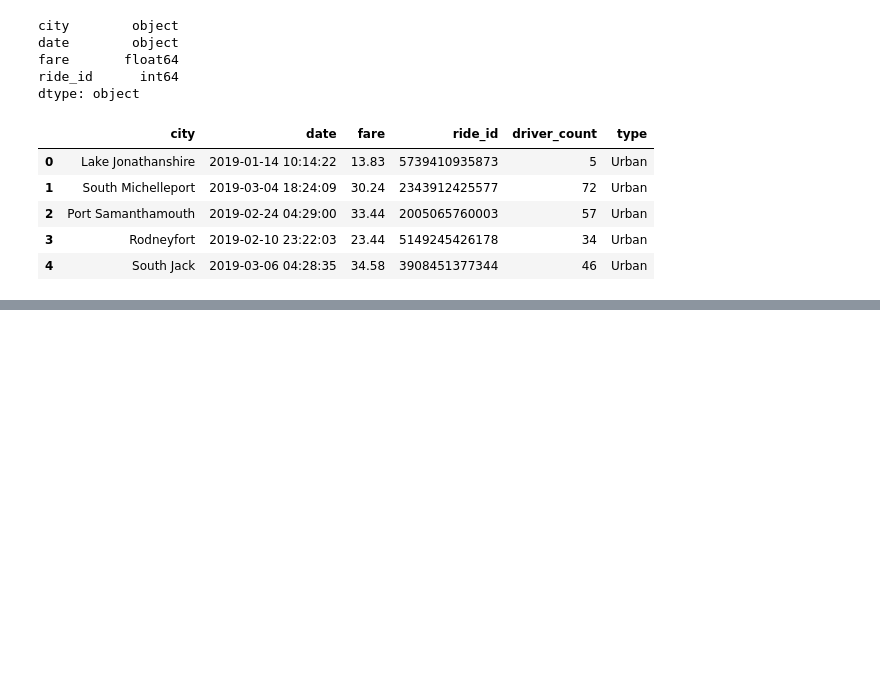
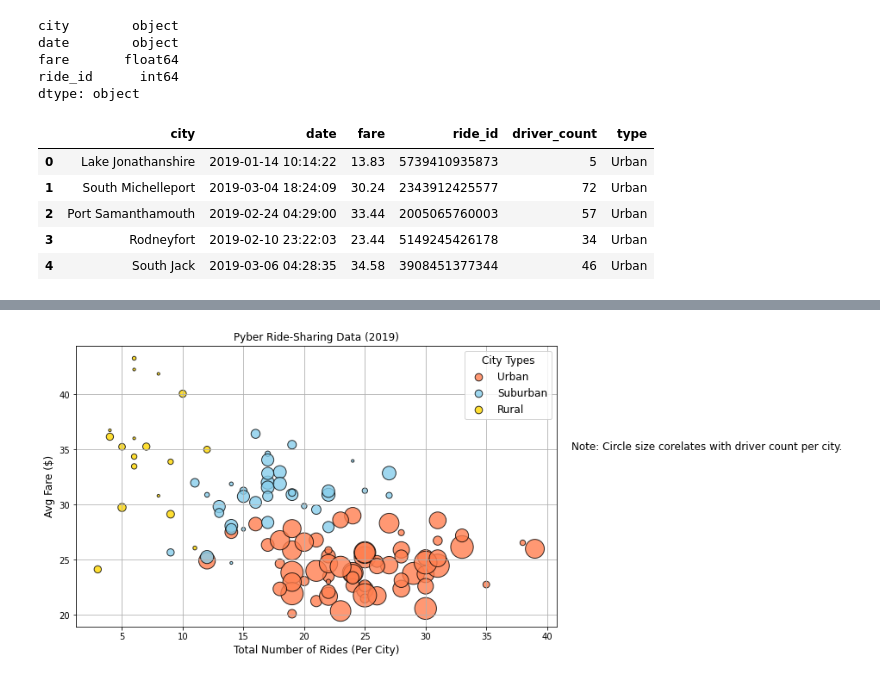
Before and after one commit to iiiGraham/Pyber_Analysis, a Jupyter notebook: Pyber.ipynb, the cells around one changed output, grey strips where cells are left out. Cells and saved outputs as stored; diff of their text form; code cells hidden in the pictures; blank space fills up the shorter version.

```diff
--- a/Pyber.ipynb
+++ b/Pyber.ipynb
@@ -94,0 +176,55 @@ pyber_data_df.head()
+# %%
+# Combine all the charts into one big chart - you can do that by running all of the scatters in one block of code - ?? How could you run them separately and then together outside of Jupyter notebook ?? Would you do the same thing and save each and then combine later on in the code?
+
+plt.subplots(figsize=(10,6))
+# Urban
+plt.scatter(urban_ride_count,
+            urban_avg_fare,
+            s=[value*10 for value in urban_driver_count],
+            edgecolors="black",
+            linewidths=1,
+            color="coral",
+            alpha=0.8,
+            label="Urban")
+
+# Suburban
+plt.scatter(suburban_ride_count,
+            suburban_avg_fare,
+            s=[value*10 for value in suburban_driver_count],
+            edgecolors="black",
+            linewidths=1,
+            color="skyblue",
+            alpha=0.8,
+            label="Suburban")
+
+
+# Rural
+plt.scatter(rural_ride_count,
+            rural_avg_fare,
+            s=[value*10 for value in rural_driver_count],
+            edgecolors="black",
+            linewidths=1,
+            color="gold",
+            alpha=0.8,
+            label="Rural")
+
+# add formatting for title and axes
+plt.title("Pyber Ride-Sharing Data (2019)")
+plt.ylabel("Avg Fare ($)", fontsize=12)
+plt.xlabel("Total Number of Rides (Per City)", fontsize=12)
+plt.grid(True)
+
+#create and format legend
+lgnd = plt.legend(fontsize="12", mode="Expanded", scatterpoints=1, loc="best", title="City Types")
+lgnd.legendHandles[0]._sizes = [75]
+lgnd.legendHandles[1]._sizes = [75]
+lgnd.legendHandles[2]._sizes = [75]
+lgnd.get_title().set_fontsize(12)
+
+# Add note on bubble size
+plt.text(42, 35, "Note: Circle size corelates with driver count per city.", fontsize="12" )
+
+# Save the chart created as a figure
+plt.savefig("analysis/Fig1.png")
+# %% [output]
+[figure, added]
```
Also changed, not shown: parts of 8 cells of this notebook, 2 other files.
